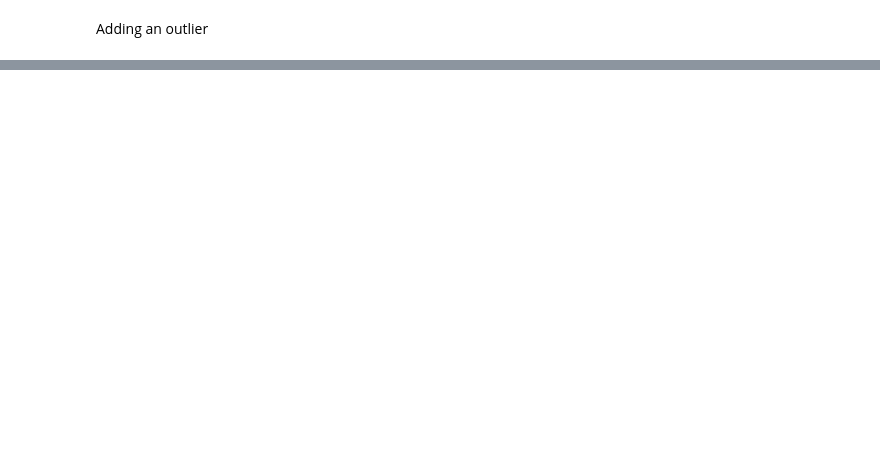
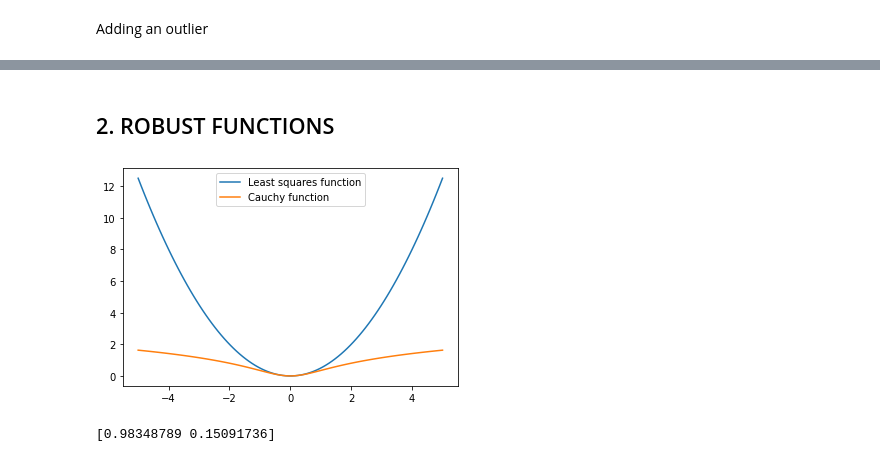
Before and after one commit to Vol0kin/OPT, a Jupyter notebook: Labs/Lab3/Lab_3.ipynb, the cells around one changed output, grey strips where cells are left out. Cells and saved outputs as stored; diff of their text form; code cells hidden in the pictures; blank space fills up the shorter version.

Commit message:
Add Cauchy optimization scheme

```diff
--- a/Labs/Lab3/Lab_3.ipynb
+++ b/Labs/Lab3/Lab_3.ipynb
@@ -80,0 +114,20 @@ plt.scatter(x, y)
+# %% [markdown]
+## 2. ROBUST FUNCTIONS
+# %%
+def least_squares_function(u):
+    return 0.5 * u**2
+
+def cauchy_function(u, c=1):
+    return (c**2 / 2) * np.log(1 + (u / c)**2)
+# %%
+x_values = np.linspace(-5, 5, 100)
+
+plt.clf()
+
+plt.plot(x_values, least_squares_function(x_values), label='Least squares function')
+plt.plot(x_values, cauchy_function(x_values), label='Cauchy function')
+
+plt.legend()
+plt.show()
+# %% [output]
+[figure, added]
@@ -80,0 +163,6 @@ plt.scatter(x, y)
+# %%
+w_opt, path, n_iter = adapting_gradient_descent_cauchy(x, y)
+
+print(w_opt)
+# %% [output]
+[0.98348789 0.15091736]
```
Also changed, not shown: parts of 15 cells of this notebook.
